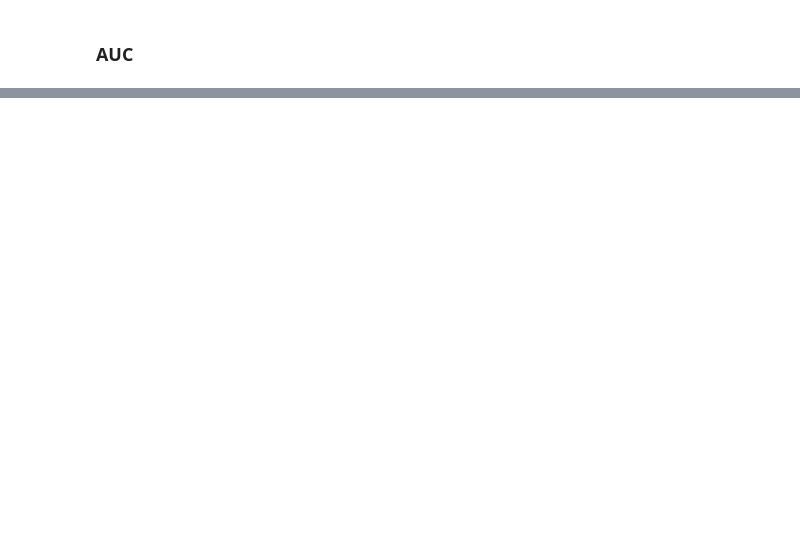
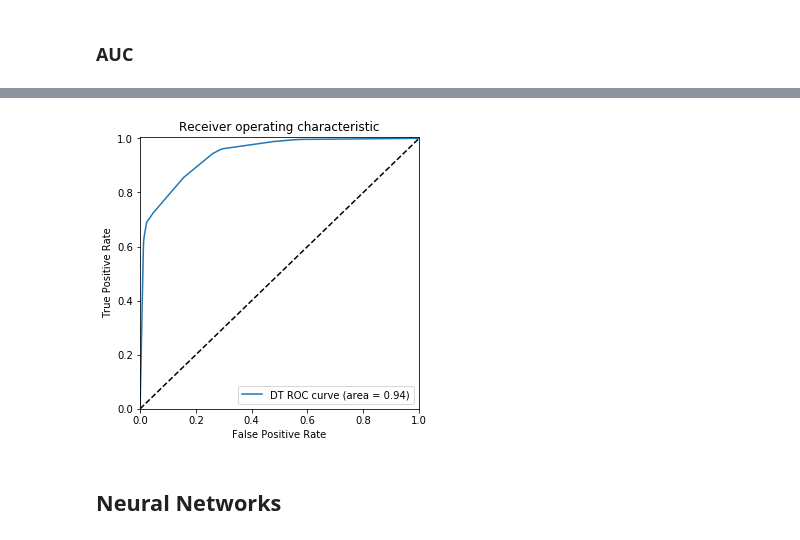
Before and after one commit to crystalxs/Human-or-Robot, a Jupyter notebook: final_project_checkin.ipynb, the cells around one changed output, grey strips where cells are left out. Cells and saved outputs as stored; diff of their text form; code cells hidden in the pictures; blank space fills up the shorter version.

```diff
--- a/final_project_checkin.ipynb
+++ b/final_project_checkin.ipynb
@@ -229,6 +256,7 @@ Fit scikit-learn model
 # %%
 from sklearn.model_selection import train_test_split
 # %%
-y = bid_balance['outcome']
-X = bid_balance.iloc[:,-6:]
-X_train, X_test, y_train, y_test = train_test_split( X, y, test_size=0.2, random_state=42)
+y = bid['outcome']
+#X = bid_balance.iloc[:,-6:]
+X = bid.iloc[:,-5:]
+bid_train, bid_test= train_test_split(bid, test_size=0.2, random_state=42)
@@ -308,0 +349,21 @@ weighted avg       0.85      0.85      0.85    164774
+# %%
+# Plot ROC in one graph
+import seaborn as sns
+import matplotlib.pyplot as plt
+fpr_dt, tpr_dt, _dt = roc_curve(y_test, y_dt_score)
+roc_dt_auc = auc(fpr_dt, tpr_dt)
+
+plt.figure(figsize=(5,5))
+plt.plot(fpr_dt, tpr_dt, label='DT ROC curve (area = %0.2f)' % roc_dt_auc)
+plt.plot([0, 1], [0, 1], 'k--')
+plt.xlim([0.0, 1.0])
+plt.ylim([0.0, 1.005])
+plt.xlabel('False Positive Rate')
+plt.ylabel('True Positive Rate')
+plt.title('Receiver operating characteristic')
+plt.legend(loc="lower right")
+plt.show()
+# %% [output]
+[figure, added]
+# %% [markdown]
+## Neural Networks
```
Also changed, not shown: parts of 26 cells of this notebook.
